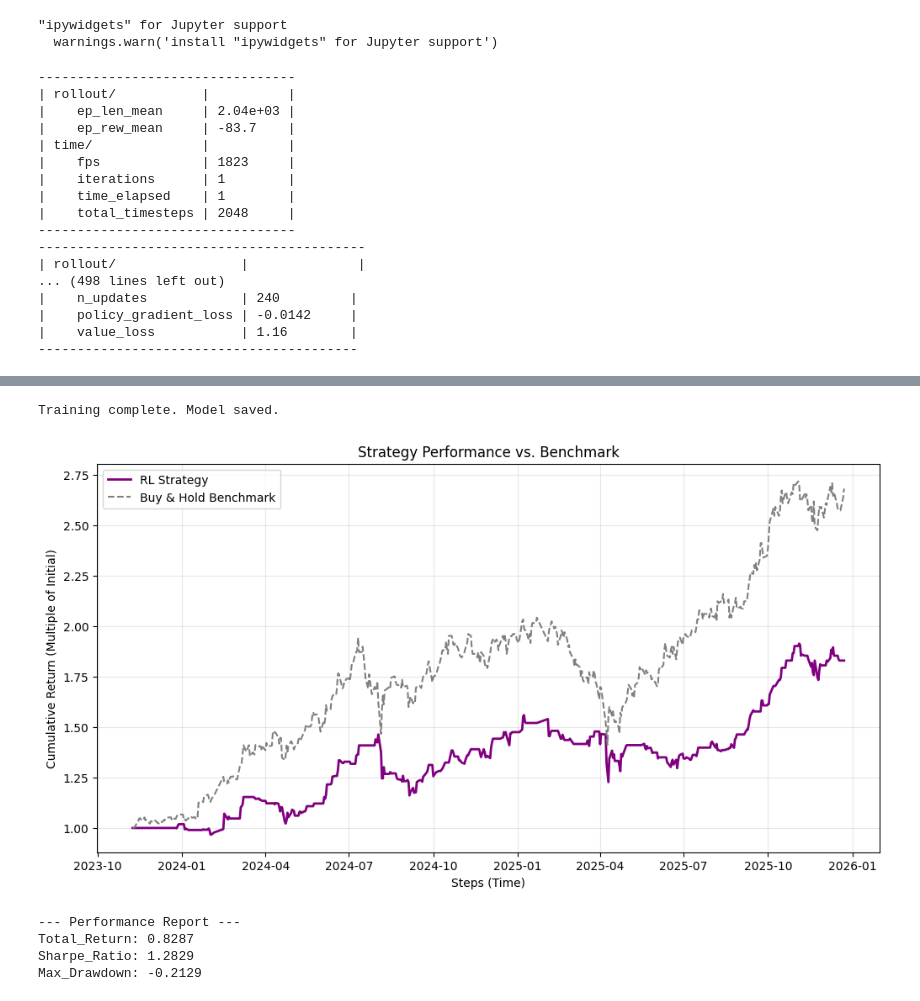
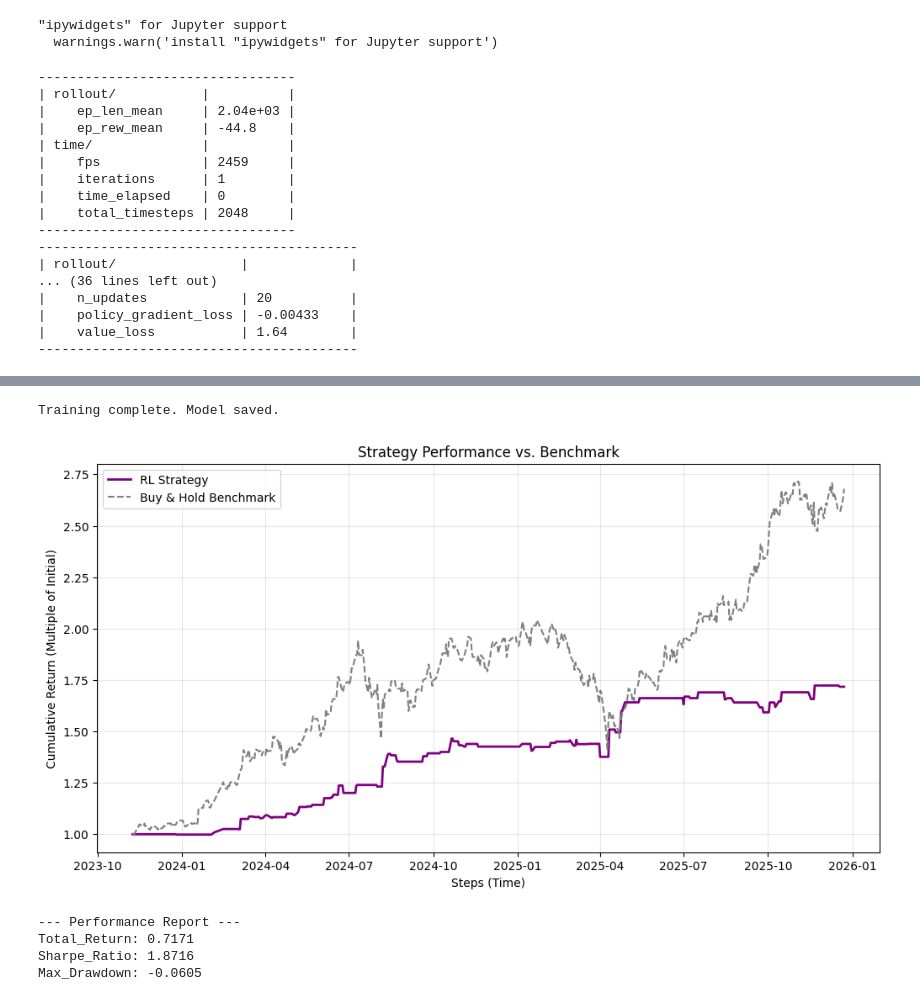
Before and after one commit to Yu-hc/fried_stock, a Jupyter notebook: notebooks/run_test.ipynb, the cells around one changed output, grey strips where cells are left out. Saved outputs shown, nothing was run; the diff lists cells and outputs as text; code cells hidden in the pictures.

```diff
--- a/notebooks/run_test.ipynb
+++ b/notebooks/run_test.ipynb
@@ -26,6 +26,10 @@ raw_df = pd.read_csv('../data/2330_2015-2025.csv')
 factory = FeatureFactory()
 train_df, test_df = factory.process_and_split(raw_df)
 
+preserved_columns = ['Trading_Volume', 'Trading_money', 'open', 'min', 'max', 'close', 'spread', 'Trading_turnover', 'raw_close', 'signal_buy', 'signal_sell']
+train_df = train_df[preserved_columns]
+test_df = test_df[preserved_columns]
+print(train_df.head(5))
 # Create environment with Module B for training
 train_env = StockTradingEnv(df=train_df, initial_balance=10000.0, window_size=30)
 # Create a separate environment for testing
@@ -36,7 +40,7 @@ test_env = StockTradingEnv(df=test_df, initial_balance=10000.0, window_size=30)
 agent = TradingAgent(env=train_env, model_path="../models/")
 
 # Train the agent (adjust timesteps as needed)
-agent.train(total_timesteps=50000)
+agent.train(total_timesteps=5000)
 
 # Basic evaluation: Run a test episode and log results
 obs, _ = test_env.reset()
@@ -65,26 +84,26 @@ Logging to ./logs/ppo_trading_tensorboard/PPO_8
 "ipywidgets" for Jupyter support
   warnings.warn('install "ipywidgets" for Jupyter support')
 ---------------------------------
 | rollout/           |          |
 |    ep_len_mean     | 2.04e+03 |
-|    ep_rew_mean     | -83.7    |
+|    ep_rew_mean     | -44.8    |
 | time/              |          |
-|    fps             | 1823     |
+|    fps             | 2459     |
 |    iterations      | 1        |
-|    time_elapsed    | 1        |
+|    time_elapsed    | 0        |
 |    total_timesteps | 2048     |
 ---------------------------------
-------------------------------------------
-| rollout/                |              |
-... (498 lines left out)
-|    n_updates            | 240         |
-|    policy_gradient_loss | -0.0142     |
-|    value_loss           | 1.16        |
 -----------------------------------------
+| rollout/                |             |
+... (36 lines left out)
+|    n_updates            | 20          |
+|    policy_gradient_loss | -0.00433    |
+|    value_loss           | 1.64        |
+-----------------------------------------
 [interactive output not drawn]
 Training complete. Model saved.
-[figure, old version]
+[figure, new version]
 --- Performance Report ---
-Total_Return: 0.8287
-Sharpe_Ratio: 1.2829
-Max_Drawdown: -0.2129
+Total_Return: 0.7171
+Sharpe_Ratio: 1.8716
+Max_Drawdown: -0.0605
```
Also changed, not shown: parts of 1 cell of this notebook, 7 other files.
